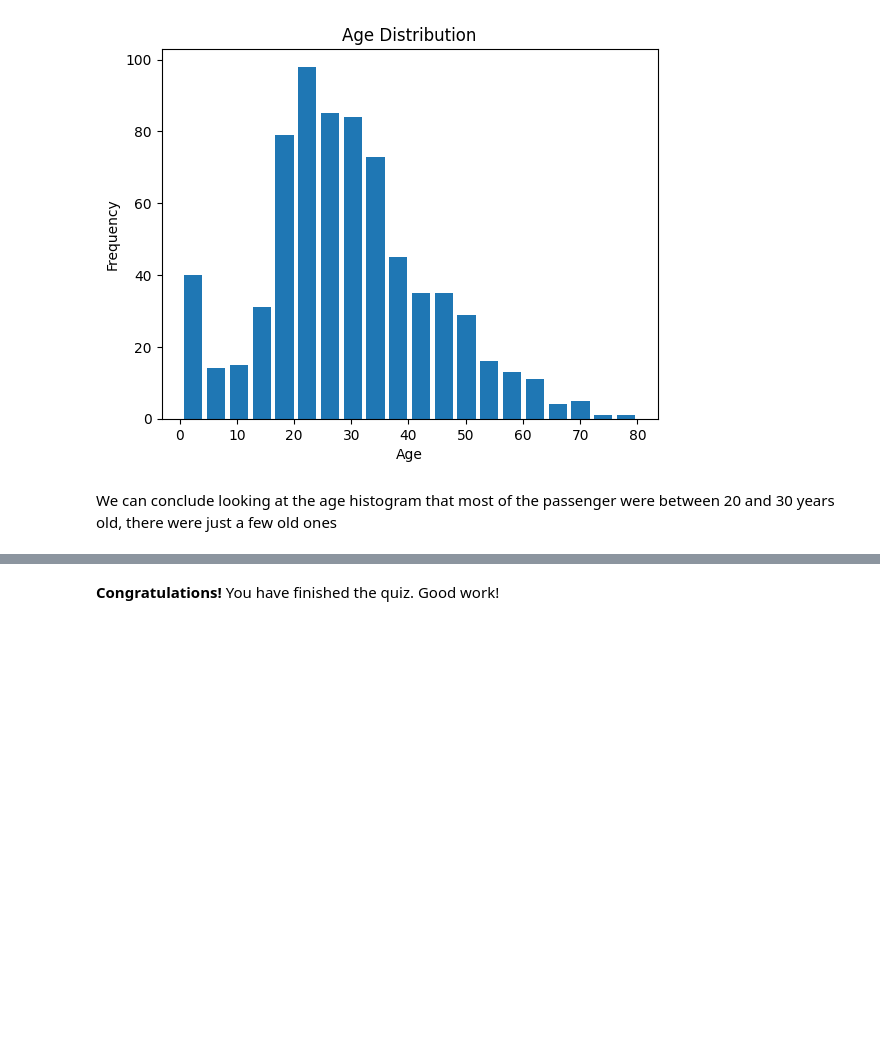
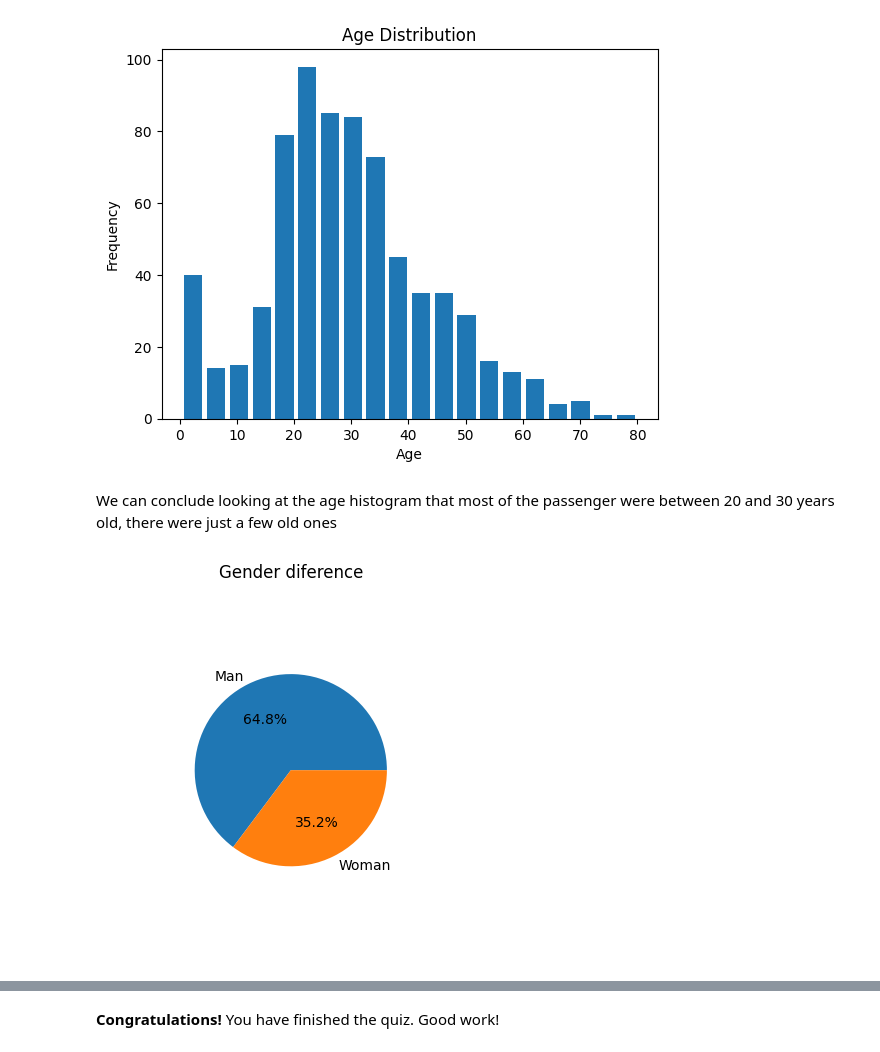
Before and after one commit to Colmirage/AlgorithmsUN2024I, a Jupyter notebook: semolinag_Quiz3.ipynb, the cells around one changed output, grey strips where cells are left out. Saved outputs shown, nothing was run; the diff lists cells and outputs as text; code cells hidden in the pictures; blank space fills up the shorter version.

```diff
--- a/semolinag_Quiz3.ipynb
+++ b/semolinag_Quiz3.ipynb
@@ -645,3 +645,17 @@ plt.show()
 [figure]
 # %% [markdown]
 We can conclude looking at the age histogram that most of the passenger were between 20 and 30 years old, there were just a few old ones
+# %%
+import pandas as pd
+import matplotlib.pyplot as plt
+
+# Data
+gender = imputed_cols_titanic['Sex'].value_counts()
+gender
+
+# Pie graph
+plt.pie(gender, labels=['Man', 'Woman'], autopct='%1.1f%%', radius=0.65)
+plt.title('Gender diference')
+plt.show()
+# %% [output]
+[figure, added]
```
Also changed, not shown: parts of 3 cells of this notebook.
